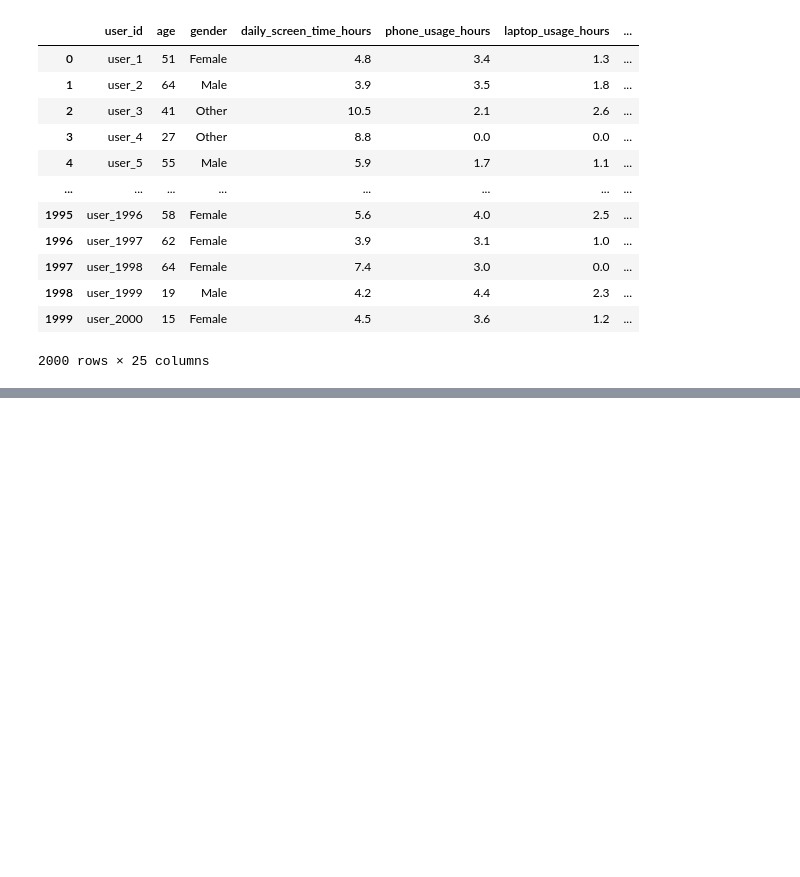
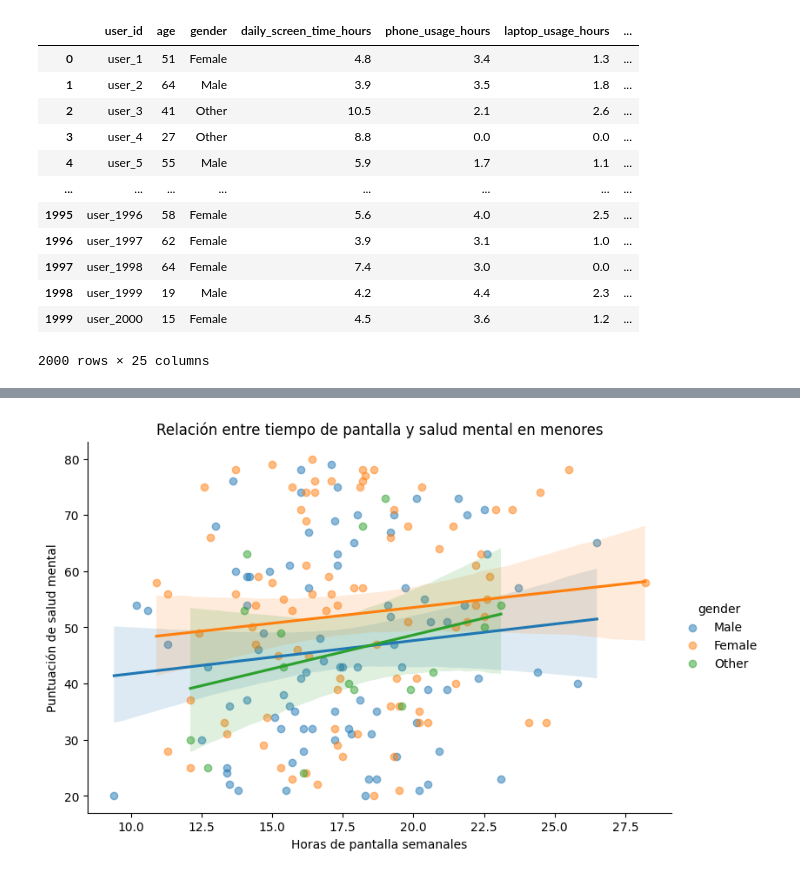
Before and after one commit to oriolaguirre/EDA_SaludMental_y_Tecnologia, a Jupyter notebook: Notebooks_Mental_Health/mental_health.ipynb, the cells around one changed output, grey strips where cells are left out. Cells and saved outputs as stored; diff of their text form; code cells hidden in the pictures; blank space fills up the shorter version.

```diff
--- a/Notebooks_Mental_Health/mental_health.ipynb
+++ b/Notebooks_Mental_Health/mental_health.ipynb
@@ -140,0 +90,15 @@ df2
+# %%
+df_menores = df[df["age"] < 18]
+
+# Crear el gráfico de regresión lineal dentro de cada género
+sns.lmplot(x='media_combinada', y='mental_health_score', data=df_menores, aspect=1.5, scatter_kws={'alpha':0.5}, hue="gender")
+
+# Etiquetas y título
+plt.xlabel('Horas de pantalla semanales')
+plt.ylabel('Puntuación de salud mental')
+plt.title('Relación entre tiempo de pantalla y salud mental en menores')
+
+# Mostrar gráfico
+plt.show()
+# %% [output]
+[figure, added]
```
Also changed, not shown: parts of 18 cells of this notebook, 6 other files.
